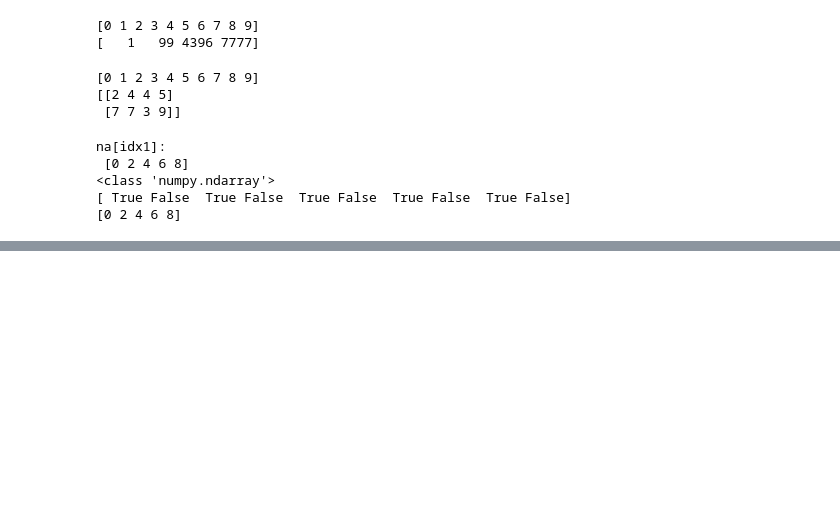
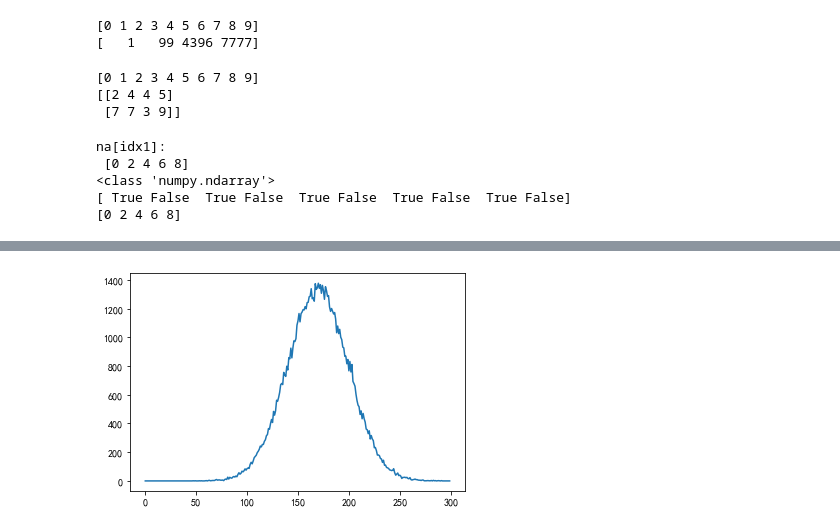
Before and after one commit to chengsiyangbuaa/NumpyLearning, a Jupyter notebook: numpy.ipynb, the cells around one changed output, grey strips where cells are left out. Drawn from its saved outputs; the diff is of its cells as text; code cells hidden in the pictures; blank space fills up the shorter version.

```diff
--- a/numpy.ipynb
+++ b/numpy.ipynb
@@ -248,0 +545,14 @@ na[idx1]:
+# %%
+from numpy import random as nr
+import numpy as np
+from matplotlib import pyplot as plt
+
+heights = nr.normal(170,30,(100000,)).astype(np.int32) #正态分布，均值，方差
+stats = np.zeros((10000,))
+for i in range(100000):
+    stats[heights[i]] += 1
+
+plt.plot(stats[:300])
+plt.show()
+# %% [output]
+[figure, added]
```
Also changed, not shown: parts of 18 cells of this notebook, 1 other file.
